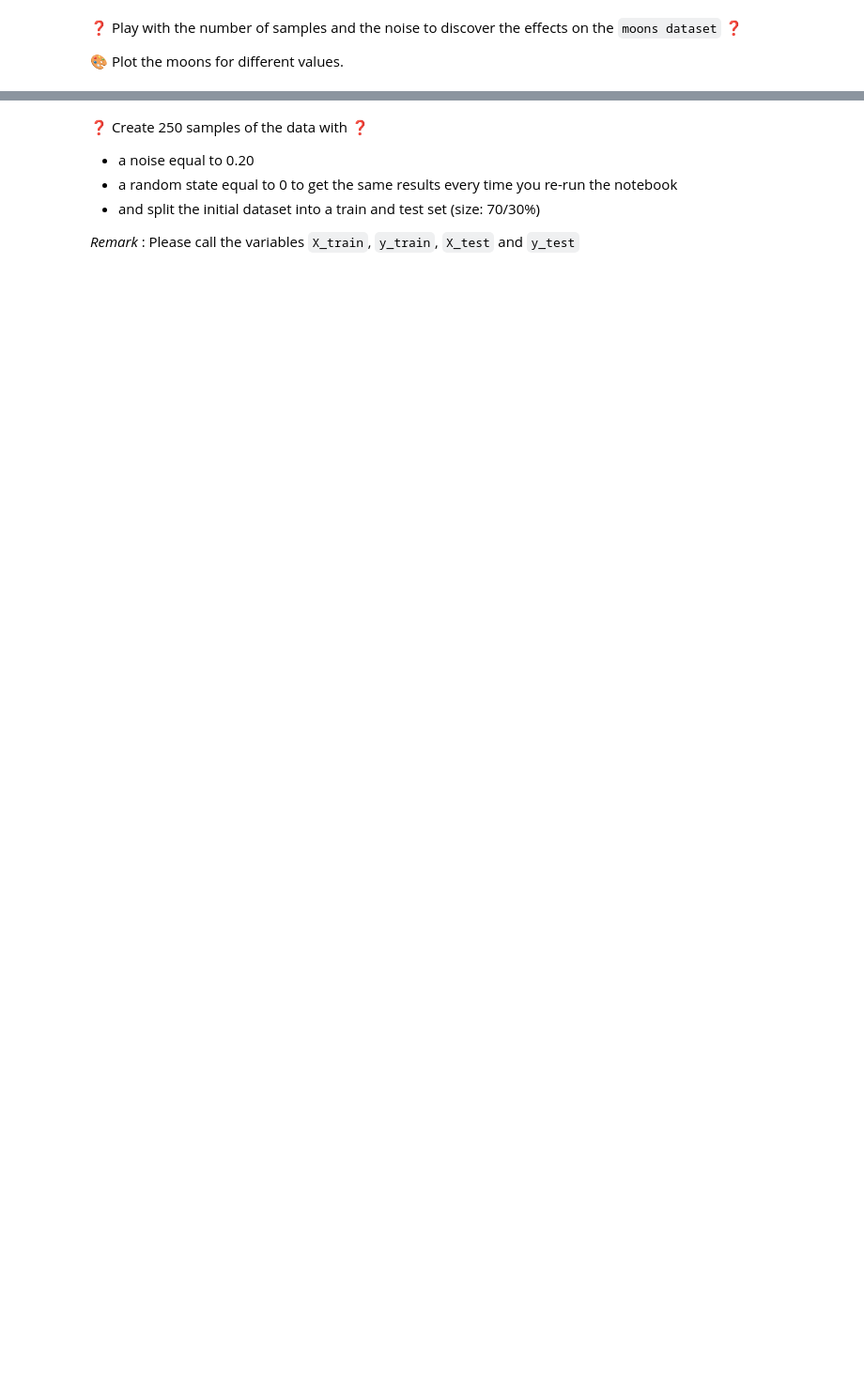
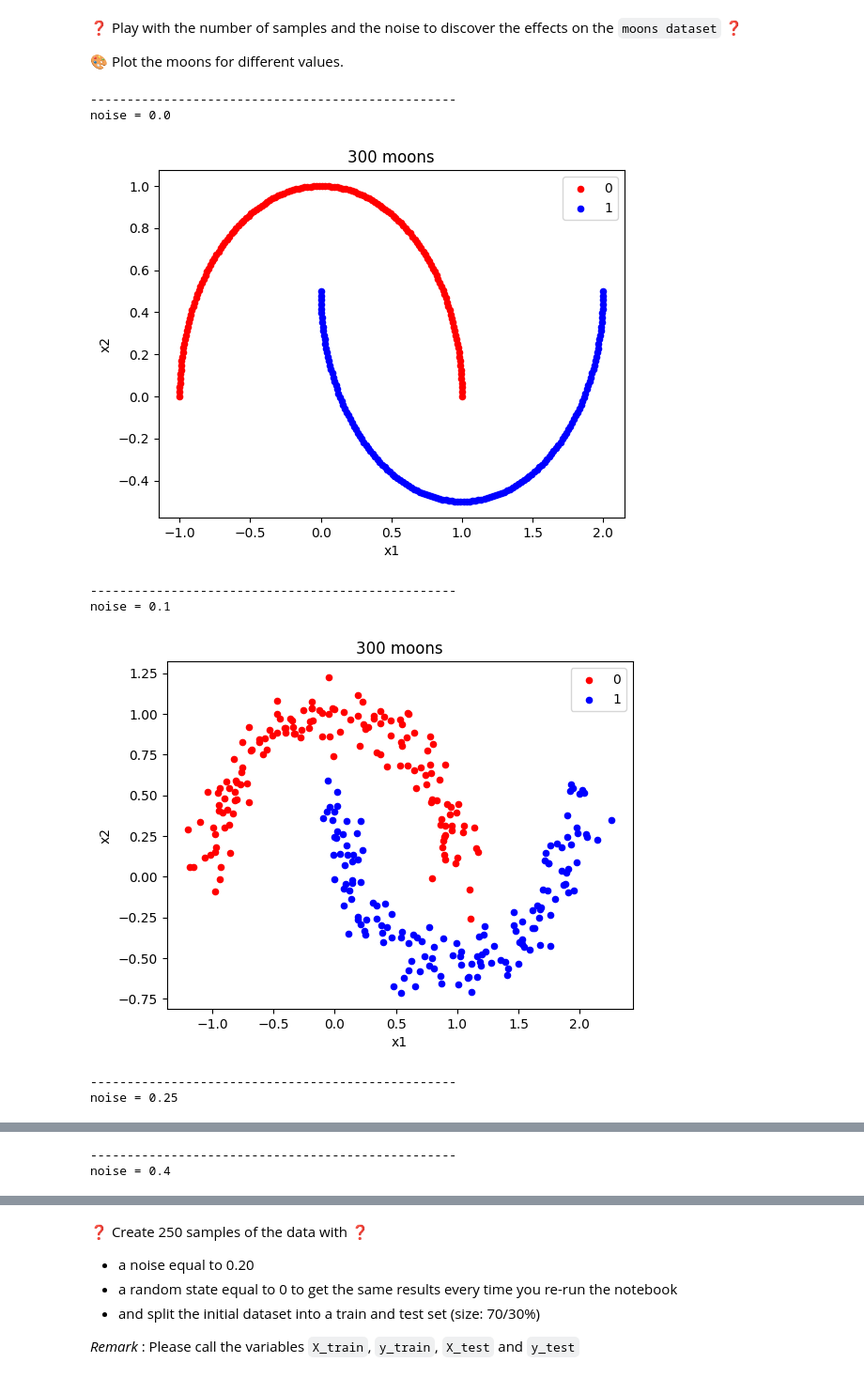
Before and after one commit to sprisajni/data-your-first-neural-network, a Jupyter notebook: your_first_neural_network.ipynb, the cells around one changed output, grey strips where cells are left out. Shown at 94% size. Saved outputs shown, nothing was run; the diff lists cells and outputs as text; code cells hidden in the pictures; blank space fills up the shorter version.

```diff
--- a/your_first_neural_network.ipynb
+++ b/your_first_neural_network.ipynb
@@ -52,0 +53,17 @@ plot_moons(X, y)
+# %%
+# Playing with the noise
+
+for noise in [0., 0.1, 0.25, 0.4,  0.5, 0.8]:
+    X, y = make_moons(n_samples=300, noise=noise, random_state=0)
+    print("-"*50)
+    print(f"noise = {noise}")
+    plot_moons(X, y)
+# %% [output]
+--------------------------------------------------
+noise = 0.0
+[figure, added]
+--------------------------------------------------
+noise = 0.1
+[figure, added]
+--------------------------------------------------
+noise = 0.25
@@ -52,0 +71,2 @@ plot_moons(X, y)
+--------------------------------------------------
+noise = 0.4
```
Also changed, not shown: parts of 43 cells of this notebook.
